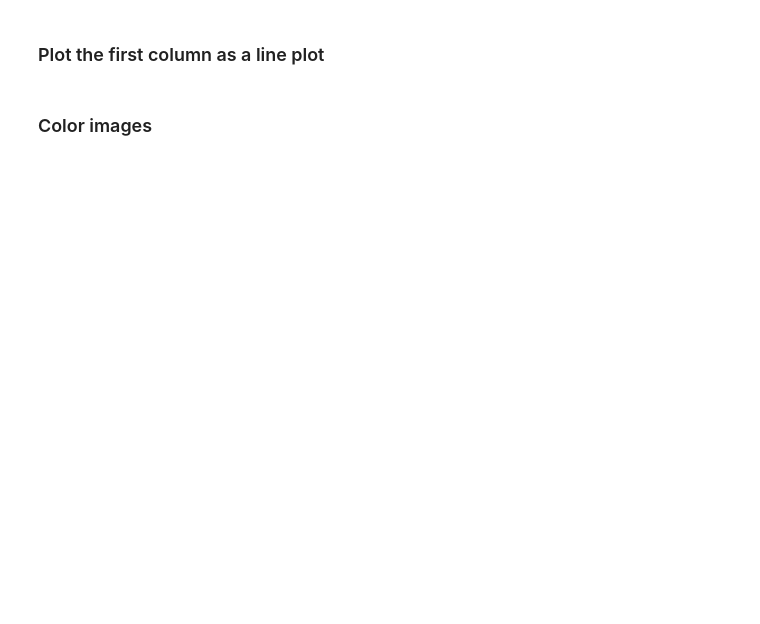
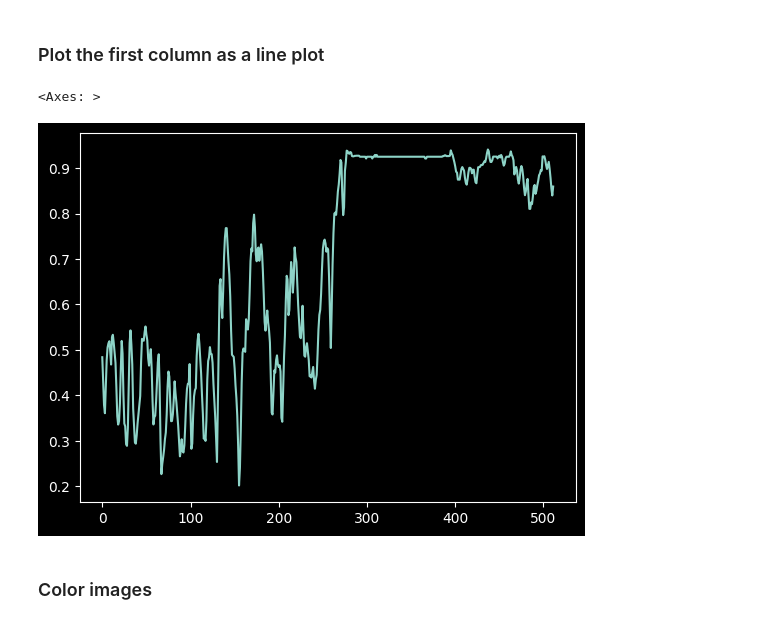
Before and after one commit to UH-MBBE/BE-491-Lecture-18, a Jupyter notebook: L18_notes.ipynb, the cells around one changed output. Saved outputs shown, nothing was run; the diff lists cells and outputs as text; code cells hidden in the pictures; blank space fills up the shorter version.

```diff
--- a/L18_notes.ipynb
+++ b/L18_notes.ipynb
@@ -44,5 +68,7 @@ from sklearn.metrics import accuracy_score
 # %%
 # convert the image to a dataframe
+gray_df = pd.DataFrame(image_gray)
 
 
 # inspect the grayscale dataframe
+gray_df
@@ -50,6 +90,12 @@ from sklearn.metrics import accuracy_score
 ### Plot the first column as a line plot
 # %%
 # Plot the first column as a line plot
+first_col = gray_df.iloc[:, 0]
+
+first_col.plot()
+# %% [output]
+<Axes: >
+[figure, added]
 # %% [markdown]
 ### Color images
 # %%
```
Also changed, not shown: parts of 24 cells of this notebook.
